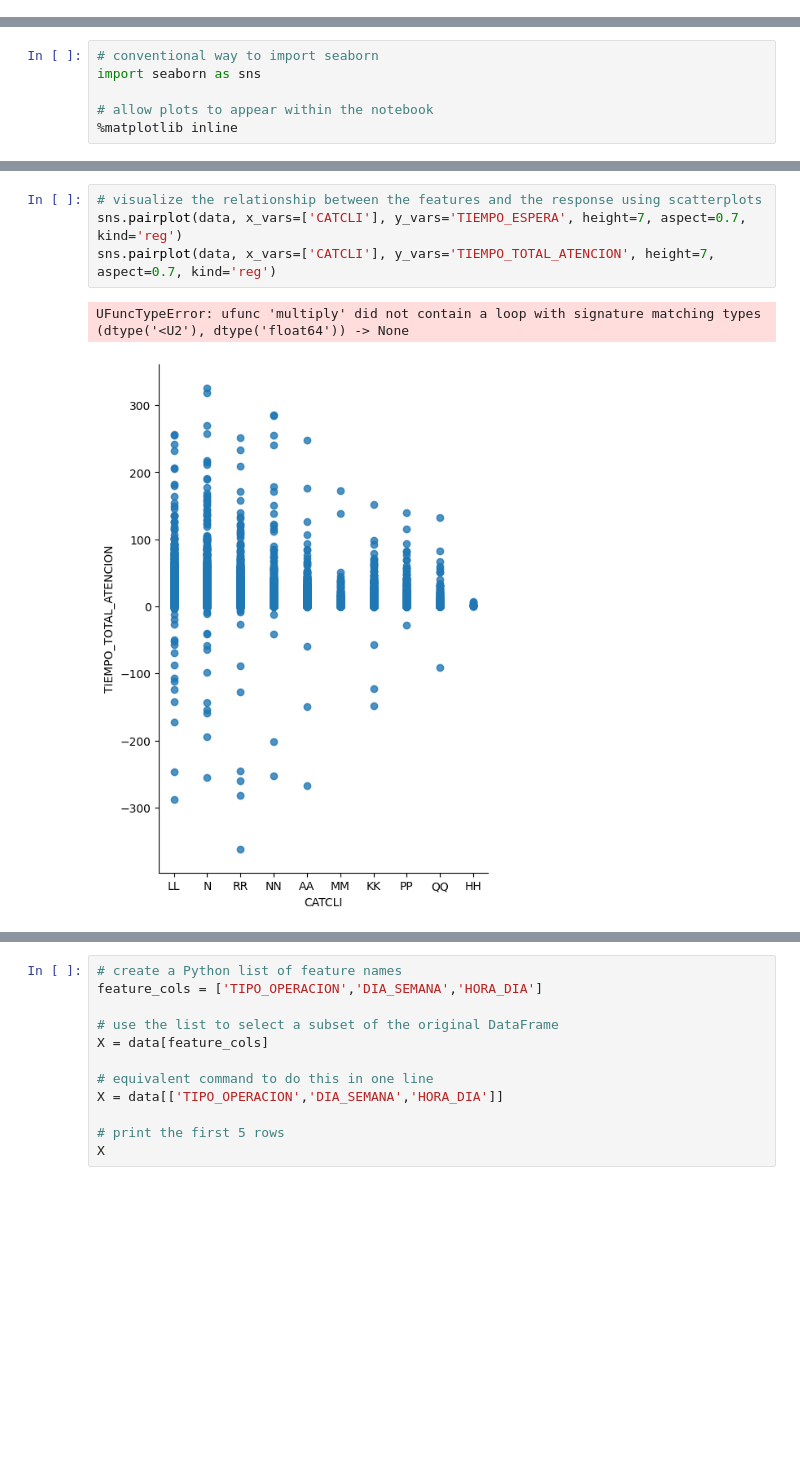
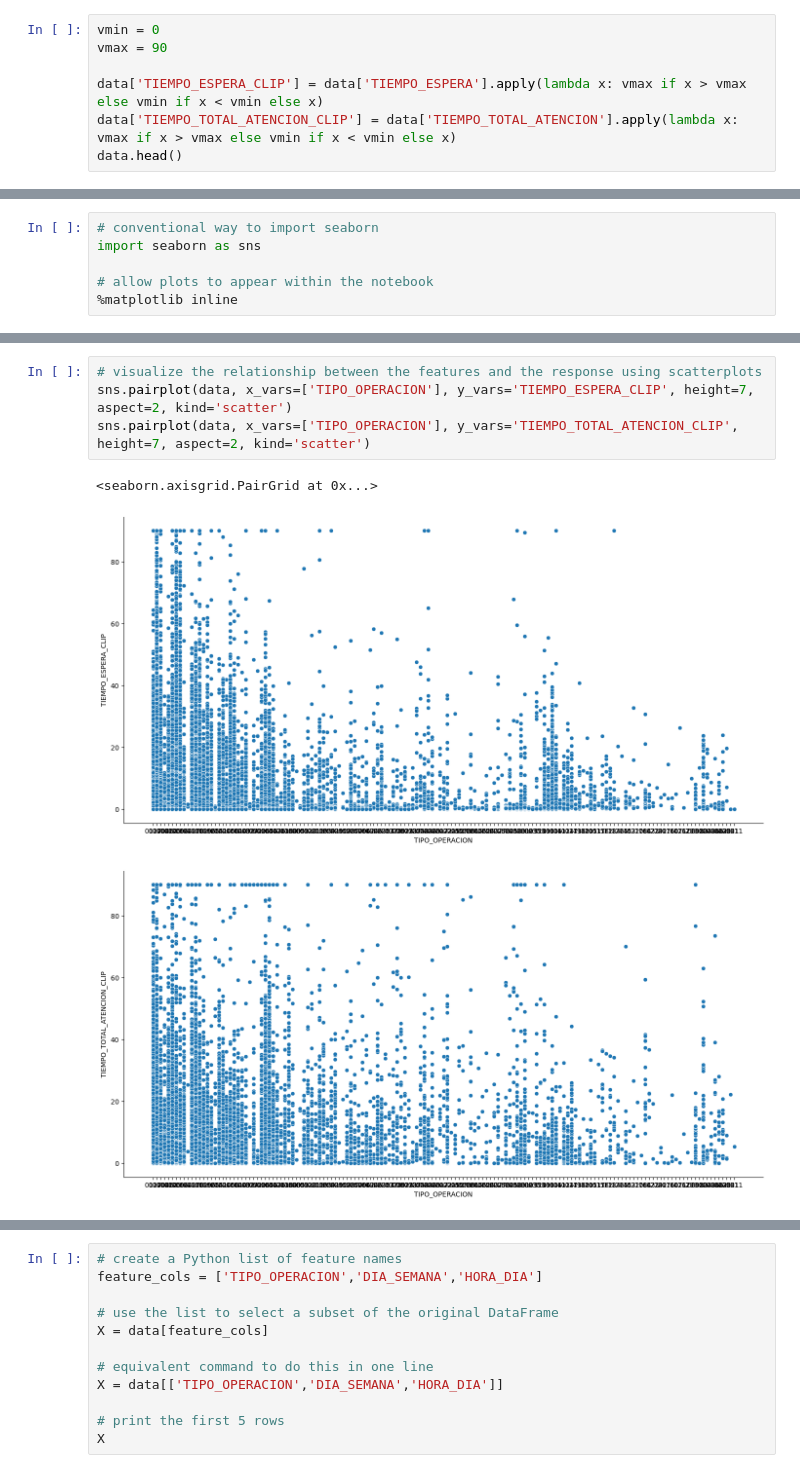
Before and after one commit to jtsoya539/fpuna-cdpython, a Jupyter notebook: modulo5/ReporteFinal.ipynb, the cells around one changed output, grey strips where cells are left out. Saved outputs shown, nothing was run; the diff lists cells and outputs as text; blank space fills up the shorter version.

```diff
--- a/modulo5/ReporteFinal.ipynb
+++ b/modulo5/ReporteFinal.ipynb
@@ -225,0 +265,7 @@ data.shape
+# %%
+vmin = 0
+vmax = 90
+
+data['TIEMPO_ESPERA_CLIP'] = data['TIEMPO_ESPERA'].apply(lambda x: vmax if x > vmax else vmin if x < vmin else x)
+data['TIEMPO_TOTAL_ATENCION_CLIP'] = data['TIEMPO_TOTAL_ATENCION'].apply(lambda x: vmax if x > vmax else vmin if x < vmin else x)
+data.head()
@@ -240,7 +339,8 @@ sns.pairplot(data, x_vars=['DIA_SEMANA','HORA_DIA'], y_vars='TIEMPO_TOTAL_ATENCI
 # %%
 # visualize the relationship between the features and the response using scatterplots
-sns.pairplot(data, x_vars=['CATCLI'], y_vars='TIEMPO_ESPERA', height=7, aspect=0.7, kind='reg')
-sns.pairplot(data, x_vars=['CATCLI'], y_vars='TIEMPO_TOTAL_ATENCION', height=7, aspect=0.7, kind='reg')
+sns.pairplot(data, x_vars=['TIPO_OPERACION'], y_vars='TIEMPO_ESPERA_CLIP', height=7, aspect=2, kind='scatter')
+sns.pairplot(data, x_vars=['TIPO_OPERACION'], y_vars='TIEMPO_TOTAL_ATENCION_CLIP', height=7, aspect=2, kind='scatter')
 # %% [output]
-UFuncTypeError: ufunc 'multiply' did not contain a loop with signature matching types (dtype('<U2'), dtype('float64')) -> None
+<seaborn.axisgrid.PairGrid at 0x...>
-[figure, old version]
+[figure, new version]
+[figure, added]
```
Also changed, not shown: parts of 12 cells of this notebook.
